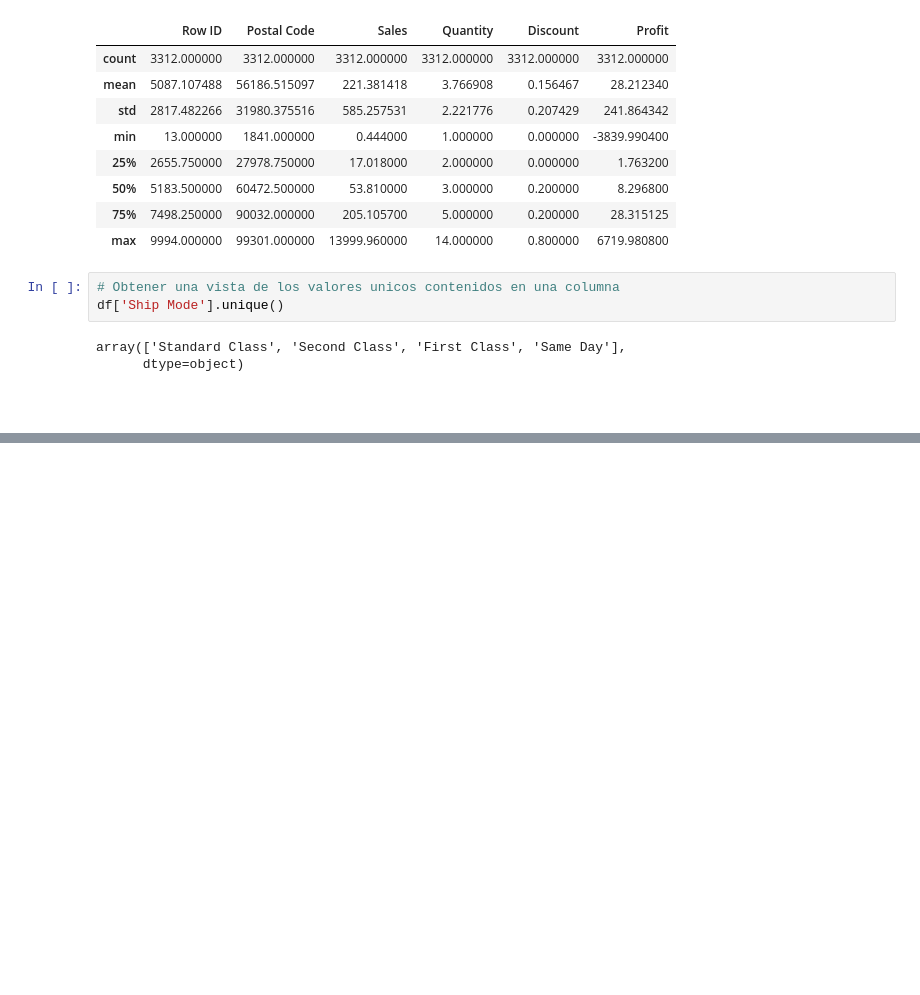
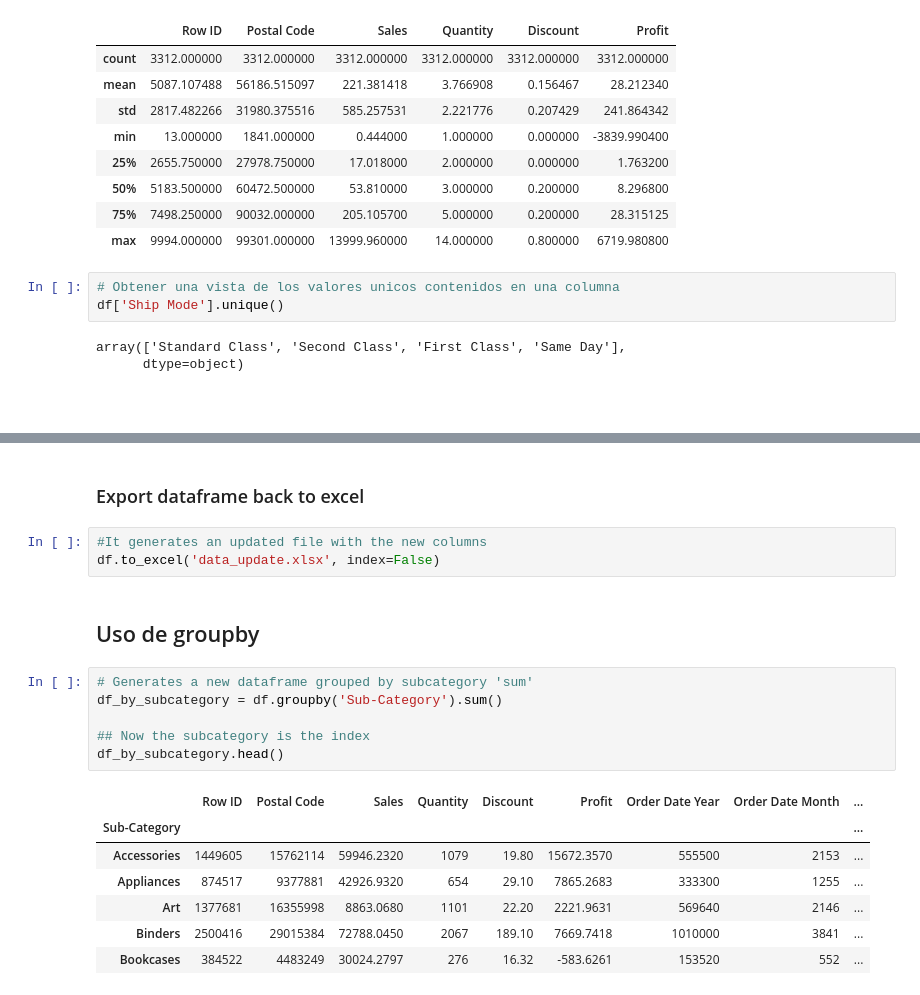
Before and after one commit to MkCst/Data-analysis, a Jupyter notebook: Analisis de datos con pandas y plottly.ipynb, the cells around one changed output, grey strips where cells are left out. Drawn from its saved outputs; the diff is of its cells as text; blank space fills up the shorter version.

```diff
--- a/Analisis de datos con pandas y plottly.ipynb
+++ b/Analisis de datos con pandas y plottly.ipynb
@@ -150,0 +219,21 @@ array(['Standard Class', 'Second Class', 'First Class', 'Same Day'],
+# %% [markdown]
+### Export dataframe back to excel
+# %%
+#It generates an updated file with the new columns
+df.to_excel('data_update.xlsx', index=False)
+# %% [markdown]
+## Uso de groupby
+# %%
+# Generates a new dataframe grouped by subcategory 'sum'
+df_by_subcategory = df.groupby('Sub-Category').sum()
+
+## Now the subcategory is the index
+df_by_subcategory.head()
+# %% [output]
+|  | Row ID | Postal Code | Sales | Quantity | Discount | Profit | Order Date Year | Order Date Month | ... |
+| Sub-Category |  |  |  |  |  |  |  |  | ... |
+| Accessories | 1449605 | 15762114 | 59946.2320 | 1079 | 19.80 | 15672.3570 | 555500 | 2153 | ... |
+| Appliances | 874517 | 9377881 | 42926.9320 | 654 | 29.10 | 7865.2683 | 333300 | 1255 | ... |
+| Art | 1377681 | 16355998 | 8863.0680 | 1101 | 22.20 | 2221.9631 | 569640 | 2146 | ... |
+| Binders | 2500416 | 29015384 | 72788.0450 | 2067 | 189.10 | 7669.7418 | 1010000 | 3841 | ... |
+| Bookcases | 384522 | 4483249 | 30024.2797 | 276 | 16.32 | -583.6261 | 153520 | 552 | ... |
```
Also changed, not shown: parts of 10 cells of this notebook.
